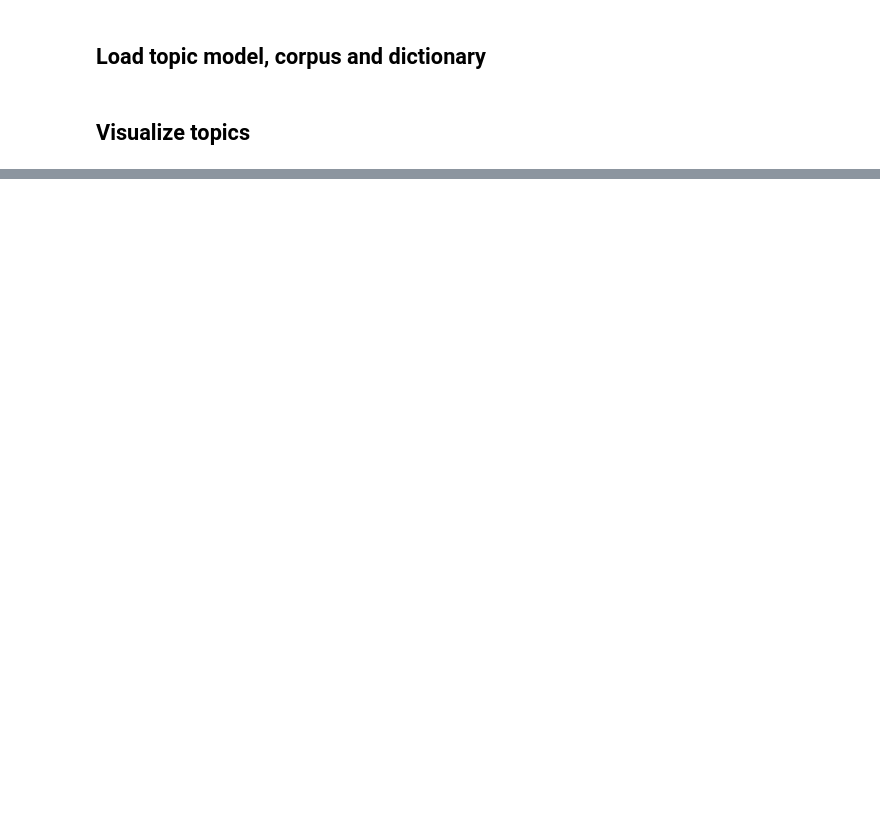
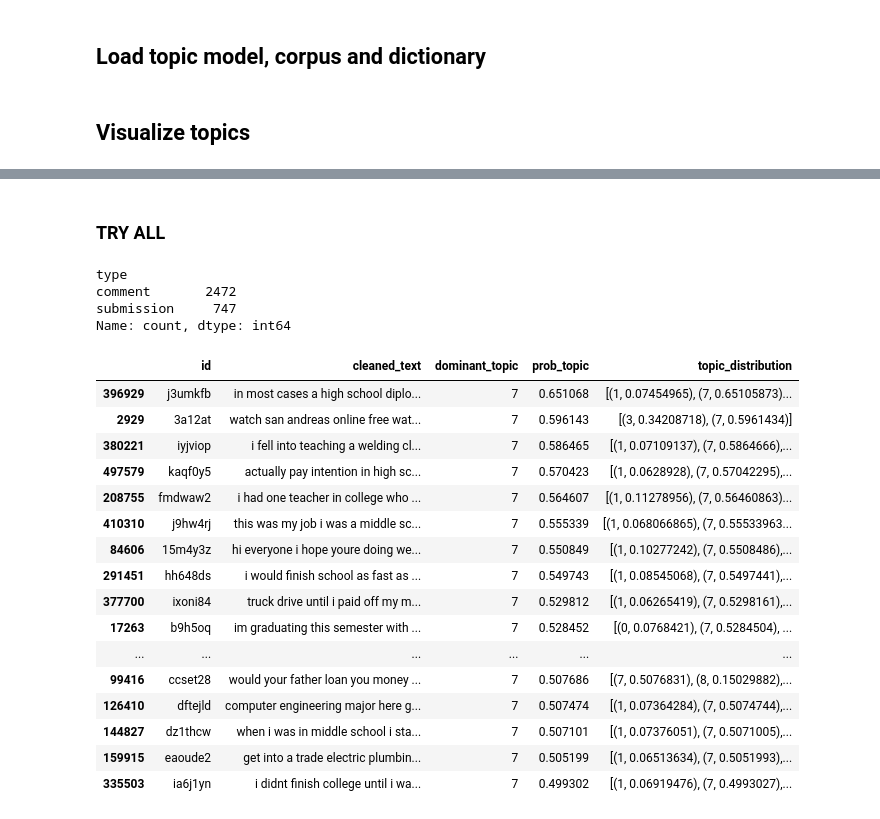
Before and after one commit to natashacarpcast/moralization-selfimprovement, a Jupyter notebook: 04-explore-topics.ipynb, the cells around one changed output, grey strips where cells are left out. Saved outputs shown, nothing was run; the diff lists cells and outputs as text; code cells hidden in the pictures; blank space fills up the shorter version.

```diff
--- a/04-explore-topics.ipynb
+++ b/04-explore-topics.ipynb
@@ -70,0 +385,31 @@ with pd.option_context('display.max_colwidth', None):
+# %% [markdown]
+### TRY ALL
+# %%
+#topic8 = data[(data.dominant_topic == 8) & (data.prob_topic > 0.20)].sort_values("prob_topic", ascending=False)
+topic = data[(data.dominant_topic == 7)].sort_values("prob_topic", ascending=False)
+print(topic["type"].value_counts())
+with pd.option_context('display.max_colwidth', None):
+    display(topic[["id", "cleaned_text", "dominant_topic", "prob_topic",
+                   "topic_distribution"]][0:20])
+# %% [output]
+type
+comment       2472
+submission     747
+Name: count, dtype: int64
+|  | id | cleaned_text | dominant_topic | prob_topic | topic_distribution |
+| 396929 | j3umkfb | in most cases a high school diplo... | 7 | 0.651068 | [(1, 0.07454965), (7, 0.65105873)... |
+| 2929 | 3a12at | watch san andreas online free wat... | 7 | 0.596143 | [(3, 0.34208718), (7, 0.5961434)] |
+| 380221 | iyjviop | i fell into teaching a welding cl... | 7 | 0.586465 | [(1, 0.07109137), (7, 0.5864666),... |
+| 497579 | kaqf0y5 | actually pay intention in high sc... | 7 | 0.570423 | [(1, 0.0628928), (7, 0.57042295),... |
+| 208755 | fmdwaw2 | i had one teacher in college who ... | 7 | 0.564607 | [(1, 0.11278956), (7, 0.56460863)... |
+| 410310 | j9hw4rj | this was my job i was a middle sc... | 7 | 0.555339 | [(1, 0.068066865), (7, 0.55533963... |
+| 84606 | 15m4y3z | hi everyone i hope youre doing we... | 7 | 0.550849 | [(1, 0.10277242), (7, 0.5508486),... |
+| 291451 | hh648ds | i would finish school as fast as ... | 7 | 0.549743 | [(1, 0.08545068), (7, 0.5497441),... |
+| 377700 | ixoni84 | truck drive until i paid off my m... | 7 | 0.529812 | [(1, 0.06265419), (7, 0.5298161),... |
+| 17263 | b9h5oq | im graduating this semester with ... | 7 | 0.528452 | [(0, 0.0768421), (7, 0.5284504), ... |
+| ... | ... | ... | ... | ... | ... |
+| 99416 | ccset28 | would your father loan you money ... | 7 | 0.507686 | [(7, 0.5076831), (8, 0.15029882),... |
+| 126410 | dftejld | computer engineering major here g... | 7 | 0.507474 | [(1, 0.07364284), (7, 0.5074744),... |
+| 144827 | dz1thcw | when i was in middle school i sta... | 7 | 0.507101 | [(1, 0.07376051), (7, 0.5071005),... |
+| 159915 | eaoude2 | get into a trade electric plumbin... | 7 | 0.505199 | [(1, 0.06513634), (7, 0.5051993),... |
+| 335503 | ia6j1yn | i didnt finish college until i wa... | 7 | 0.499302 | [(1, 0.06919476), (7, 0.4993027),... |
```
Also changed, not shown: parts of 47 cells of this notebook.
